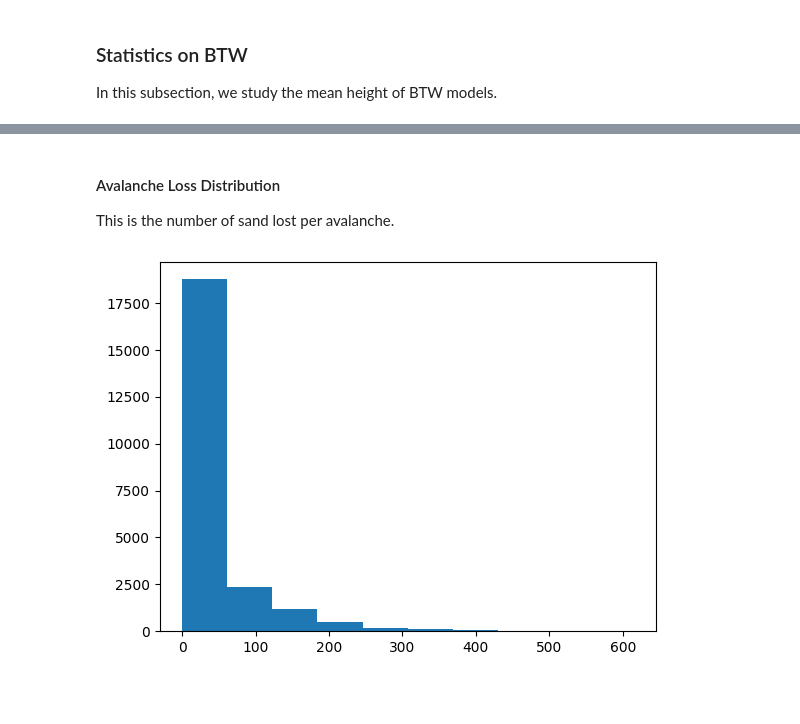
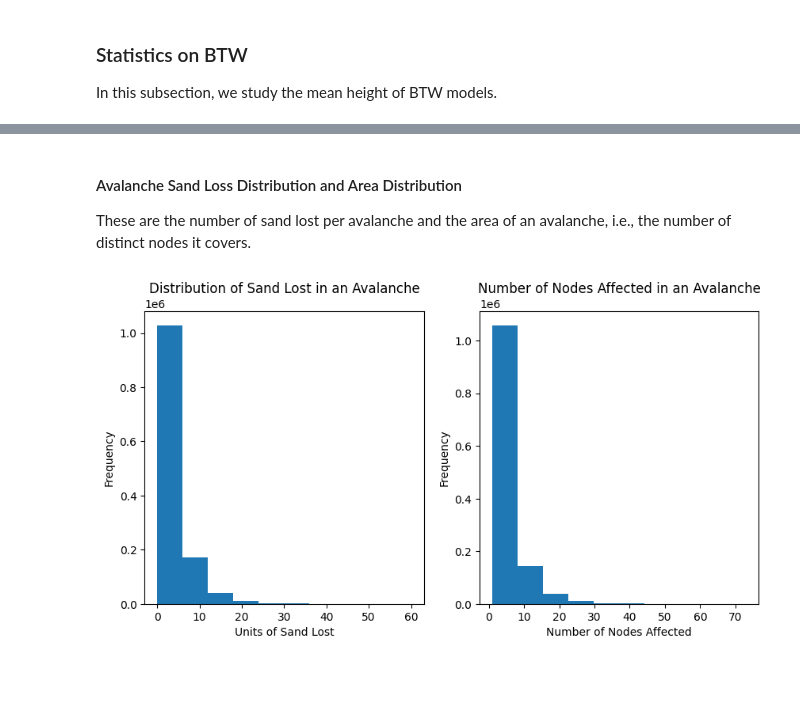
Before and after one commit to davidc789/sow, a Jupyter notebook: explore.ipynb, the cells around one changed output, grey strips where cells are left out. Saved outputs shown, nothing was run; the diff lists cells and outputs as text; code cells hidden in the pictures; blank space fills up the shorter version.

```diff
--- a/explore.ipynb
+++ b/explore.ipynb
@@ -107,21 +141,23 @@ Here we study the toppling behaviour of grid BTW and investigate avalanche
 properties of the model.
 # %%
 # Make a grid graph and create the model.
-graph, boundary = sow.make_grid_graph(20, 20)
 model = sow.Model(graph=graph, boundary_vertices=boundary)
 
 # Add the mean collector listener.
 topple_occurrence_collector = sow.StatisticsCollector(
     sow.ContextTransformer.topple_occurrence)
-topple_loss_collector = sow.StatisticsCollector(
-    sow.ContextTransformer.topple_loss)
+loss_collector = sow.StatisticsCollector(
+    sow.ContextTransformer.sand_loss)
 drop_location_collector = sow.StatisticsCollector(
-    sow.ContextTransformer.drop_location
-)
+    sow.ContextTransformer.drop_location)
 model.add_listener([
-    topple_occurrence_collector, topple_loss_collector, drop_location_collector
+    topple_occurrence_collector, loss_collector, drop_location_collector
 ])
 
 # No more listeners since they will slow it down. We are only interested in the
 # final image anyway, at this stage.
 model.simulate(10_000_000)
+avalanche_duration, avalanche_loss, avalanche_area = (sow.avalanche_statistics(
+    topple_occurrence_collector.value_history,
+    loss_collector.value_history,
+    drop_location_collector.value_history))
@@ -138,10 +163,0 @@ avalanche.
-# %%
-topple_occurrence = [x for x in topple_occurrence_collector.value_history
-                     if x != np.nan]
-topple_loss = [x for x in topple_loss_collector.value_history if x != np.nan]
-avalanche_duration, avalanche_loss = (
-    sow.avalanche_statistics(topple_occurrence, topple_loss))
-avalanche_count = len(avalanche_duration)
-
-plt.hist(avalanche_duration)
-plt.show()
@@ -191,11 +164,25 @@ plt.show()
 # %% [markdown]
-#### Avalanche Loss Distribution
+#### Avalanche Sand Loss Distribution and Area Distribution
 
-This is the number of sand lost per avalanche.
+These are the number of sand lost per avalanche and the area of an avalanche, i.e., the number of distinct nodes it covers.
 # %%
-plt.hist(avalanche_loss)
-plt.show()
+fig, ax = plt.subplots(ncols=2)
+
+# Plots the avalanche sand loss.
+ax[0].hist(avalanche_loss)
+ax[0].set_title("Distribution of Sand Lost in an Avalanche")
+ax[0].set_xlabel("Units of Sand Lost")
+ax[0].set_ylabel("Frequency")
+
+# Plots the area covered by an avalanche.
+ax[1].hist(avalanche_area)
+ax[1].set_title("Number of Nodes Affected in an Avalanche")
+ax[1].set_xlabel("Number of Nodes Affected")
+ax[1].set_ylabel("Frequency")
+
+# Display and save the figure.
+fig.set_figwidth(10)
+fig.show()
+fig.savefig("out/grid_avalanche.jpg")
 # %% [output]
-[figure, old version]
+[figure, new version]
-# %% [markdown]
-##
```
Also changed, not shown: parts of 30 cells of this notebook, 1 other file.
